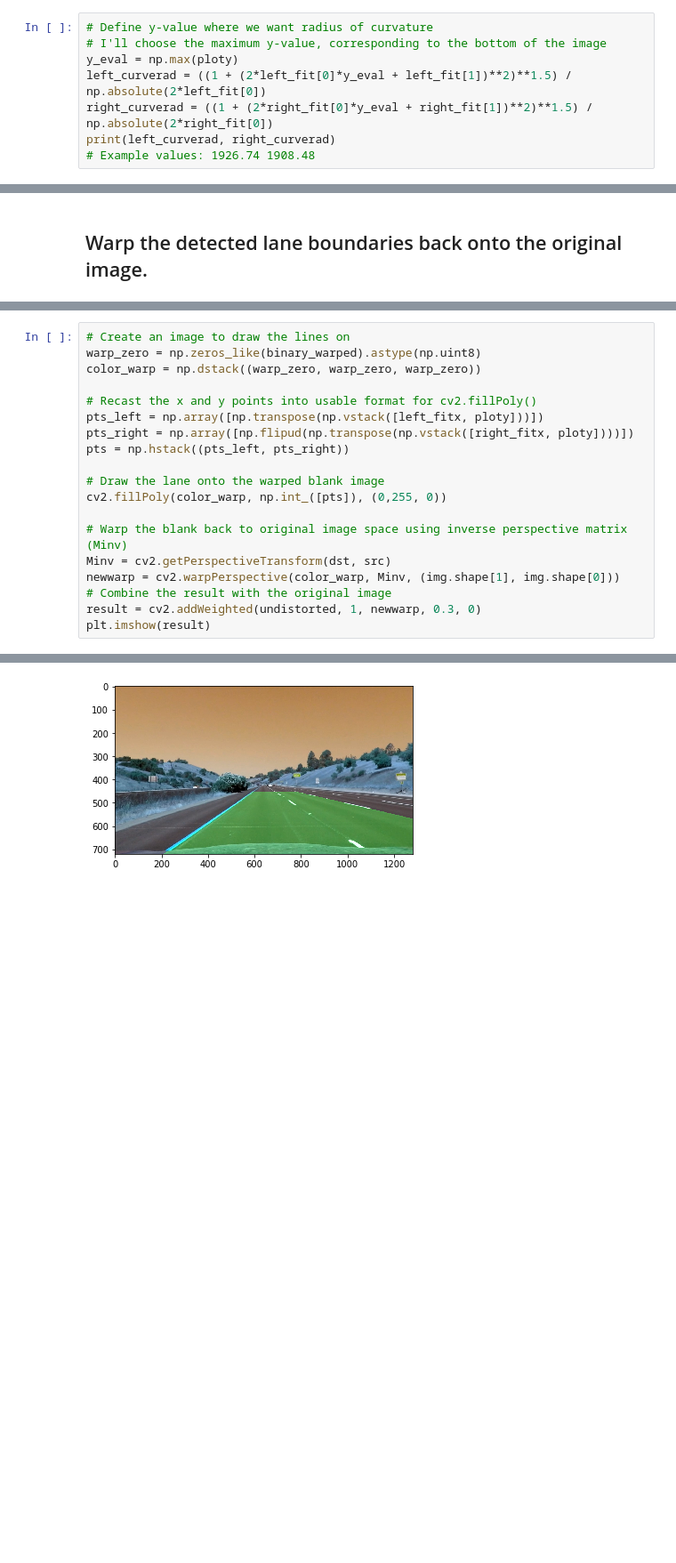
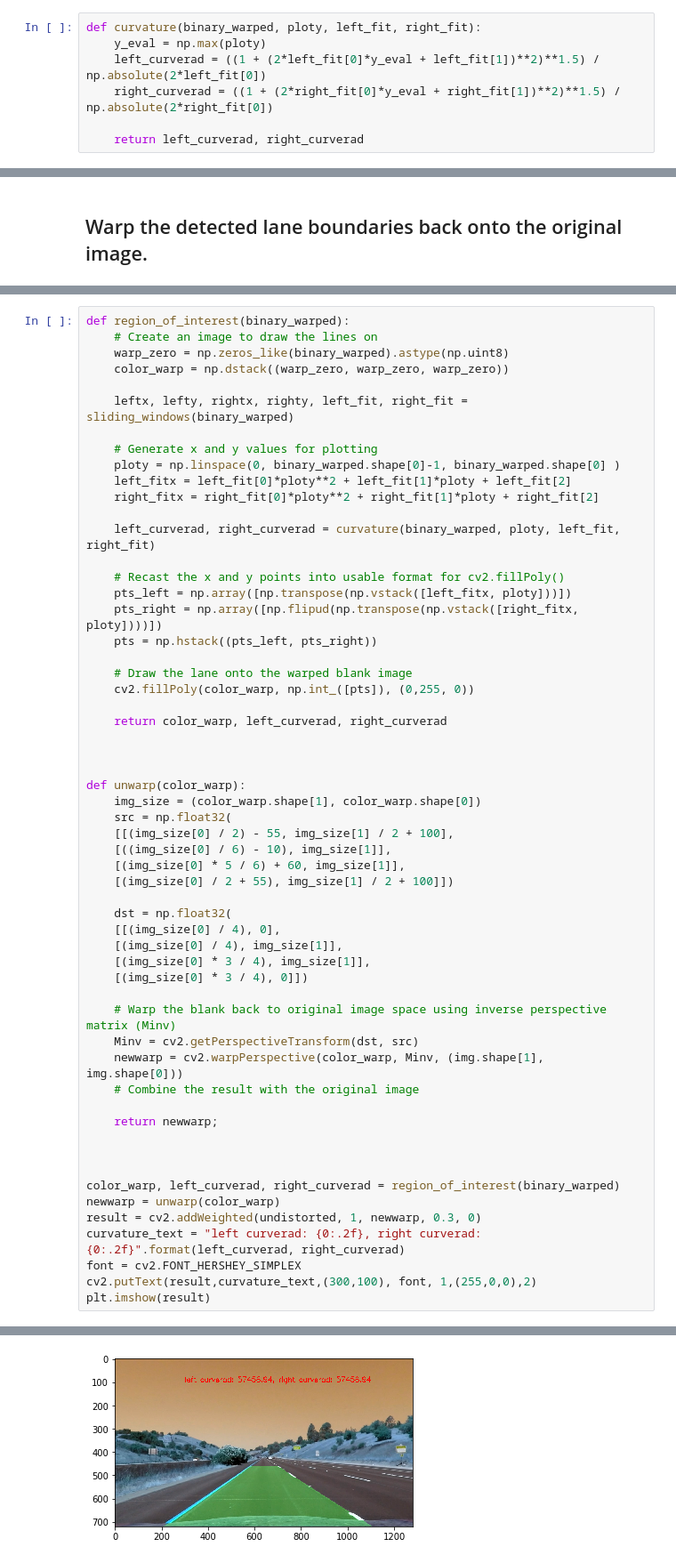
Before and after one commit to quantarb/self-driving-car-nd, a Jupyter notebook: p4-advance-lane-lines-project/p4.ipynb, the cells around one changed output, grey strips where cells are left out. Shown at 89% size. Saved outputs shown, nothing was run; the diff lists cells and outputs as text; blank space fills up the shorter version.

```diff
--- a/p4-advance-lane-lines-project/p4.ipynb
+++ b/p4-advance-lane-lines-project/p4.ipynb
@@ -323,8 +324,7 @@ plt.ylim(720, 0)
 # %%
-# Define y-value where we want radius of curvature
-# I'll choose the maximum y-value, corresponding to the bottom of the image
-y_eval = np.max(ploty)
-left_curverad = ((1 + (2*left_fit[0]*y_eval + left_fit[1])**2)**1.5) / np.absolute(2*left_fit[0])
-right_curverad = ((1 + (2*right_fit[0]*y_eval + right_fit[1])**2)**1.5) / np.absolute(2*right_fit[0])
-print(left_curverad, right_curverad)
-# Example values: 1926.74 1908.48
+def curvature(binary_warped, ploty, left_fit, right_fit):
+    y_eval = np.max(ploty)
+    left_curverad = ((1 + (2*left_fit[0]*y_eval + left_fit[1])**2)**1.5) / np.absolute(2*left_fit[0])
+    right_curverad = ((1 + (2*right_fit[0]*y_eval + right_fit[1])**2)**1.5) / np.absolute(2*right_fit[0])
+
+    return left_curverad, right_curverad
@@ -335,22 +335,60 @@ print(left_curverad, right_curverad)
 # %%
-# Create an image to draw the lines on
-warp_zero = np.zeros_like(binary_warped).astype(np.uint8)
-color_warp = np.dstack((warp_zero, warp_zero, warp_zero))
+def region_of_interest(binary_warped):
+    # Create an image to draw the lines on
+    warp_zero = np.zeros_like(binary_warped).astype(np.uint8)
+    color_warp = np.dstack((warp_zero, warp_zero, warp_zero))
 
-# Recast the x and y points into usable format for cv2.fillPoly()
-pts_left = np.array([np.transpose(np.vstack([left_fitx, ploty]))])
-pts_right = np.array([np.flipud(np.transpose(np.vstack([right_fitx, ploty])))])
-pts = np.hstack((pts_left, pts_right))
+    leftx, lefty, rightx, righty, left_fit, right_fit = sliding_windows(binary_warped)
 
-# Draw the lane onto the warped blank image
-cv2.fillPoly(color_warp, np.int_([pts]), (0,255, 0))
+    # Generate x and y values for plotting
+    ploty = np.linspace(0, binary_warped.shape[0]-1, binary_warped.shape[0] )
+    left_fitx = left_fit[0]*ploty**2 + left_fit[1]*ploty + left_fit[2]
+    right_fitx = right_fit[0]*ploty**2 + right_fit[1]*ploty + right_fit[2]
 
-# Warp the blank back to original image space using inverse perspective matrix (Minv)
-Minv = cv2.getPerspectiveTransform(dst, src)
-newwarp = cv2.warpPerspective(color_warp, Minv, (img.shape[1], img.shape[0]))
-# Combine the result with the original image
+    left_curverad, right_curverad = curvature(binary_warped, ploty, left_fit, right_fit)
+
+    # Recast the x and y points into usable format for cv2.fillPoly()
+    pts_left = np.array([np.transpose(np.vstack([left_fitx, ploty]))])
+    pts_right = np.array([np.flipud(np.transpose(np.vstack([right_fitx, ploty])))])
+    pts = np.hstack((pts_left, pts_right))
+
+    # Draw the lane onto the warped blank image
+    cv2.fillPoly(color_warp, np.int_([pts]), (0,255, 0))
+
+    return color_warp, left_curverad, right_curverad
+
+
+
+def unwarp(color_warp):
+    img_size = (color_warp.shape[1], color_warp.shape[0])
+    src = np.float32(
+    [[(img_size[0] / 2) - 55, img_size[1] / 2 + 100],
+    [((img_size[0] / 6) - 10), img_size[1]],
+    [(img_size[0] * 5 / 6) + 60, img_size[1]],
+    [(img_size[0] / 2 + 55), img_size[1] / 2 + 100]])
+
+    dst = np.float32(
+    [[(img_size[0] / 4), 0],
+    [(img_size[0] / 4), img_size[1]],
+    [(img_size[0] * 3 / 4), img_size[1]],
+    [(img_size[0] * 3 / 4), 0]])
+
+    # Warp the blank back to original image space using inverse perspective matrix (Minv)
+    Minv = cv2.getPerspectiveTransform(dst, src)
+    newwarp = cv2.warpPerspective(color_warp, Minv, (img.shape[1], img.shape[0]))
+    # Combine the result with the original image
+
+    return newwarp;
+
+
+
+color_warp, left_curverad, right_curverad = region_of_interest(binary_warped)
+newwarp = unwarp(color_warp)
 result = cv2.addWeighted(undistorted, 1, newwarp, 0.3, 0)
+curvature_text = "left curverad: {0:.2f}, right curverad: {0:.2f}".format(left_curverad, right_curverad)
+font = cv2.FONT_HERSHEY_SIMPLEX
+cv2.putText(result,curvature_text,(300,100), font, 1,(255,0,0),2)
 plt.imshow(result)
 # %% [output]
 <matplotlib.image.AxesImage at 0x...>
-[figure, old version]
+[figure, new version]
```
Also changed, not shown: parts of 17 cells of this notebook, 1 other file.
